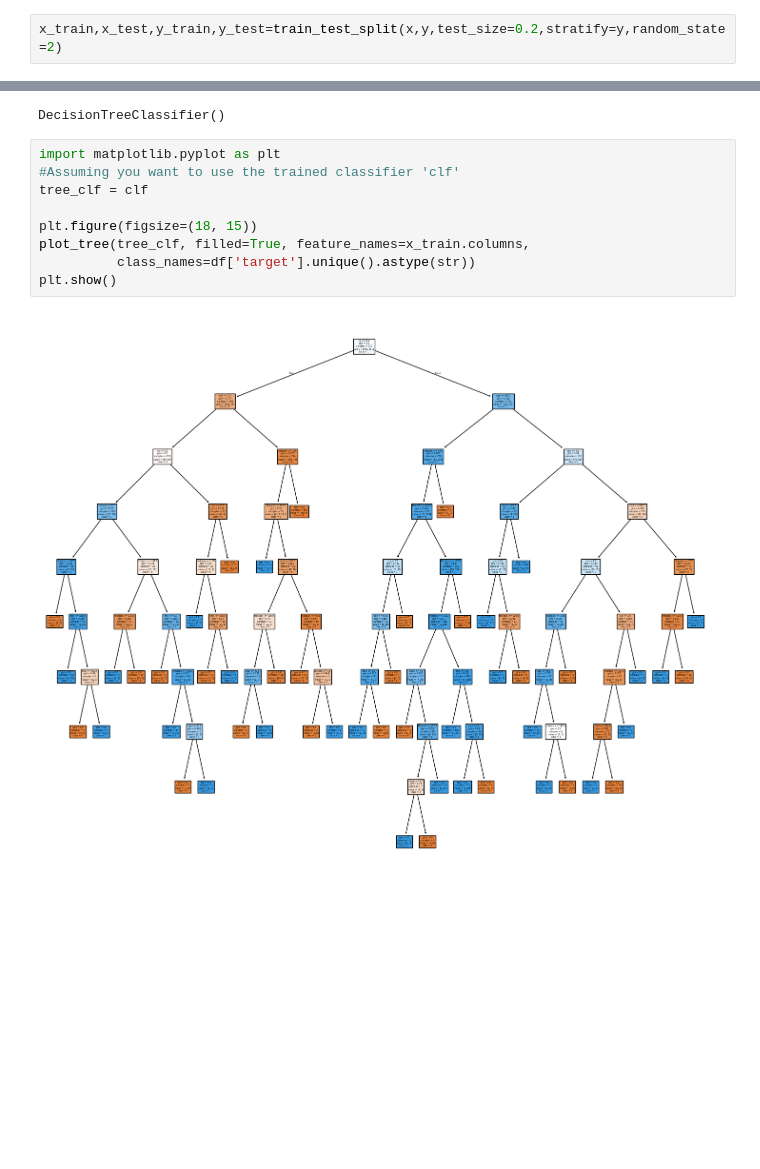
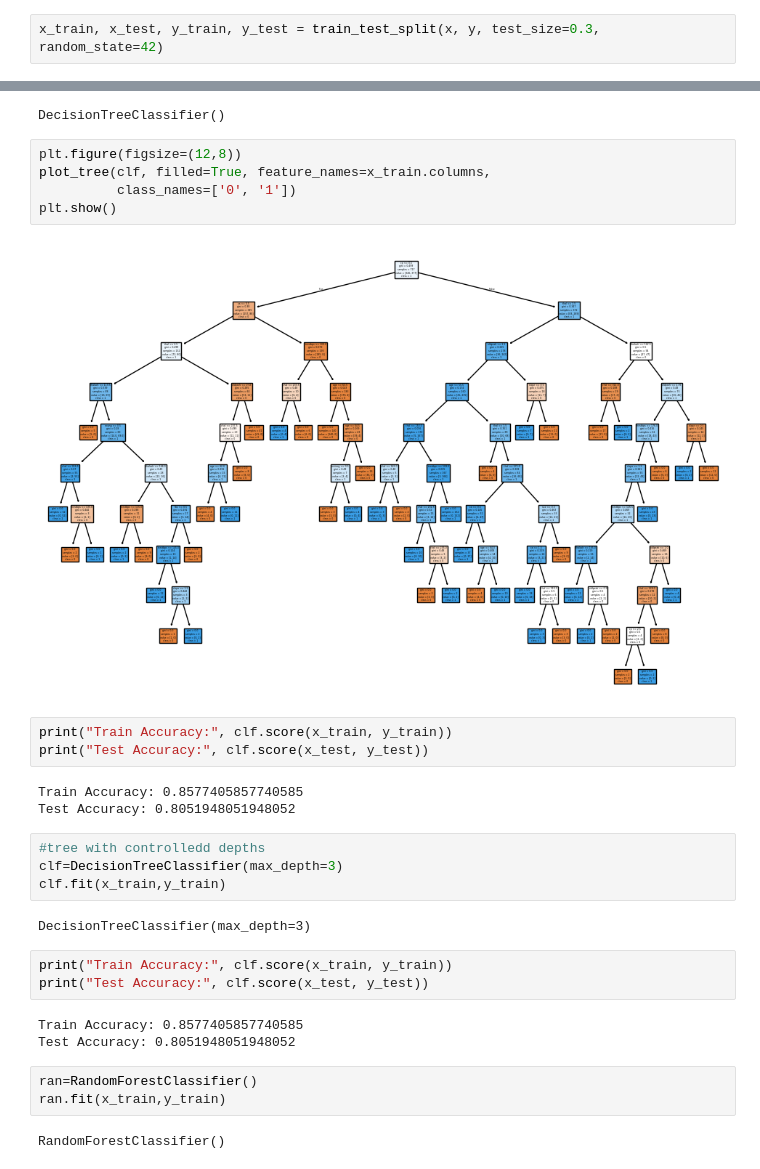
Before and after one commit to Aiswaryabinu/heart-, a Jupyter notebook: Untitled1.ipynb, the cells around one changed output, grey strips where cells are left out. Cells and saved outputs as stored; diff of their text form; blank space fills up the shorter version.

```diff
--- a/Untitled1.ipynb
+++ b/Untitled1.ipynb
@@ -22,20 +25,39 @@ df.head()
 x=df.drop(columns='target',axis=1)
 y=df['target']
 # %%
-x_train,x_test,y_train,y_test=train_test_split(x,y,test_size=0.2,stratify=y,random_state=2)
+x_train, x_test, y_train, y_test = train_test_split(x, y, test_size=0.3, random_state=42)
 # %%
 clf=DecisionTreeClassifier()
 clf.fit(x_train,y_train)
 # %% [output]
 DecisionTreeClassifier()
-# %%
-import matplotlib.pyplot as plt
-#Assuming you want to use the trained classifier 'clf'
-tree_clf = clf
-
-plt.figure(figsize=(18, 15))
-plot_tree(tree_clf, filled=True, feature_names=x_train.columns,
-          class_names=df['target'].unique().astype(str))
-plt.show()
-# %% [output]
-[figure, removed]
+# %%
+plt.figure(figsize=(12,8))
+plot_tree(clf, filled=True, feature_names=x_train.columns,
+          class_names=['0', '1'])
+plt.show()
+# %% [output]
+[figure, added]
+# %%
+print("Train Accuracy:", clf.score(x_train, y_train))
+print("Test Accuracy:", clf.score(x_test, y_test))
+# %% [output]
+Train Accuracy: 0.8577405857740585
+Test Accuracy: 0.8051948051948052
+# %%
+#tree with controlledd depths
+clf=DecisionTreeClassifier(max_depth=3)
+clf.fit(x_train,y_train)
+# %% [output]
+DecisionTreeClassifier(max_depth=3)
+# %%
+print("Train Accuracy:", clf.score(x_train, y_train))
+print("Test Accuracy:", clf.score(x_test, y_test))
+# %% [output]
+Train Accuracy: 0.8577405857740585
+Test Accuracy: 0.8051948051948052
+# %%
+ran=RandomForestClassifier()
+ran.fit(x_train,y_train)
+# %% [output]
+RandomForestClassifier()
```
Also changed, not shown: parts of 4 cells of this notebook.
